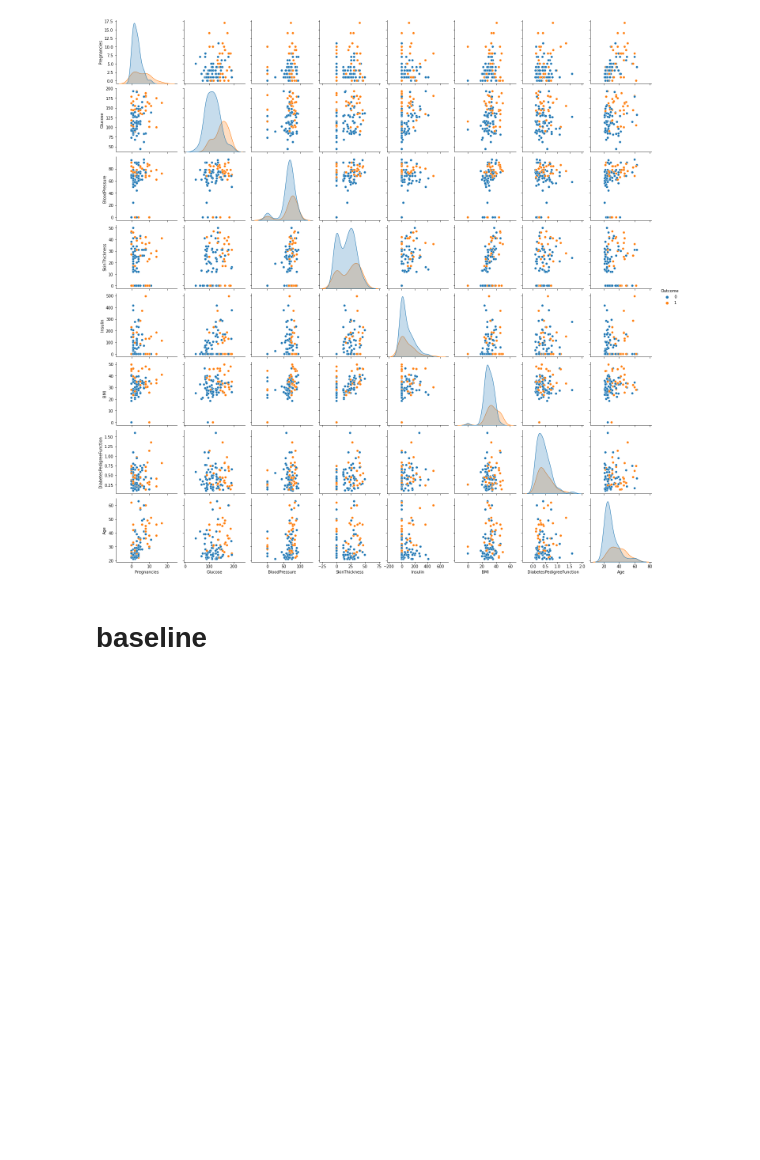
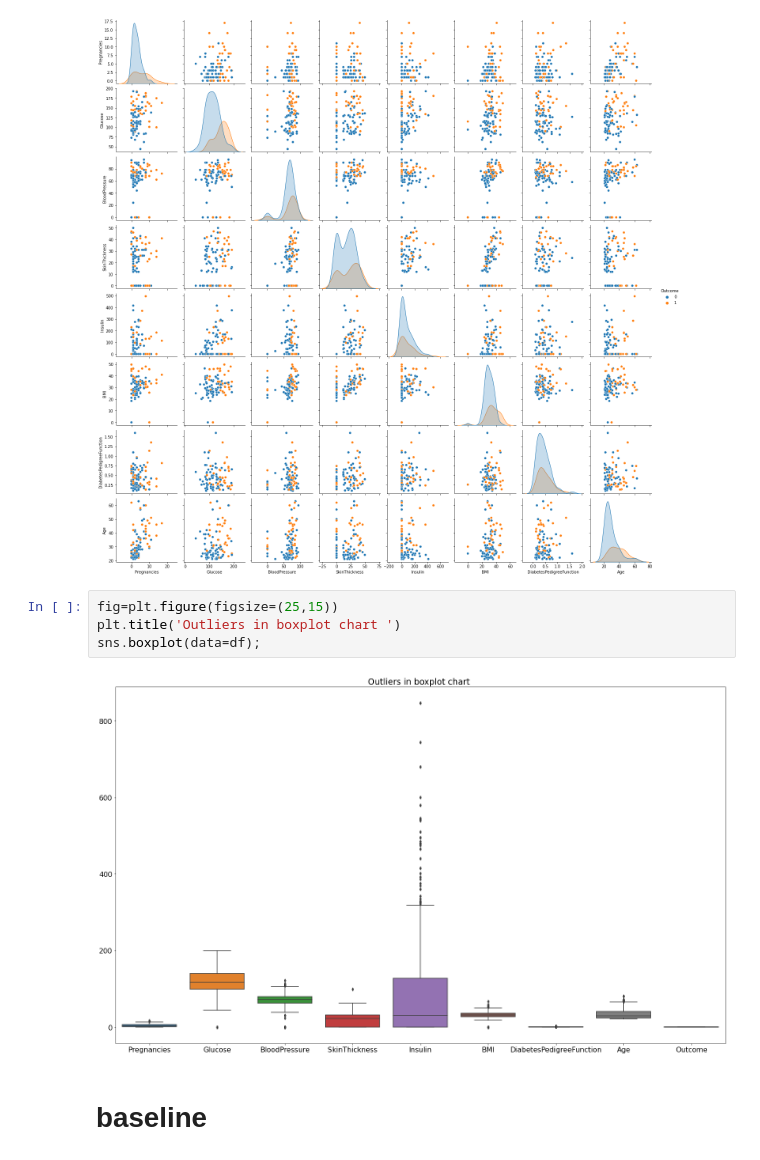
Before and after one commit to faro7ah/Excel-assignment, a Jupyter notebook: PCA_assignment.ipynb, the cells around one changed output. Drawn from its saved outputs; the diff is of its cells as text; blank space fills up the shorter version.

```diff
--- a/PCA_assignment.ipynb
+++ b/PCA_assignment.ipynb
@@ -117,6 +117,12 @@ import seaborn as sns
 sns.pairplot(df.sample(100), hue='Outcome');
 # %% [output]
 [figure]
+# %%
+fig=plt.figure(figsize=(25,15))
+plt.title('Outliers in boxplot chart ')
+sns.boxplot(data=df);
+# %% [output]
+[figure, added]
 # %% [markdown]
 # baseline
 # %%
```
Also changed, not shown: parts of 2 cells of this notebook.
